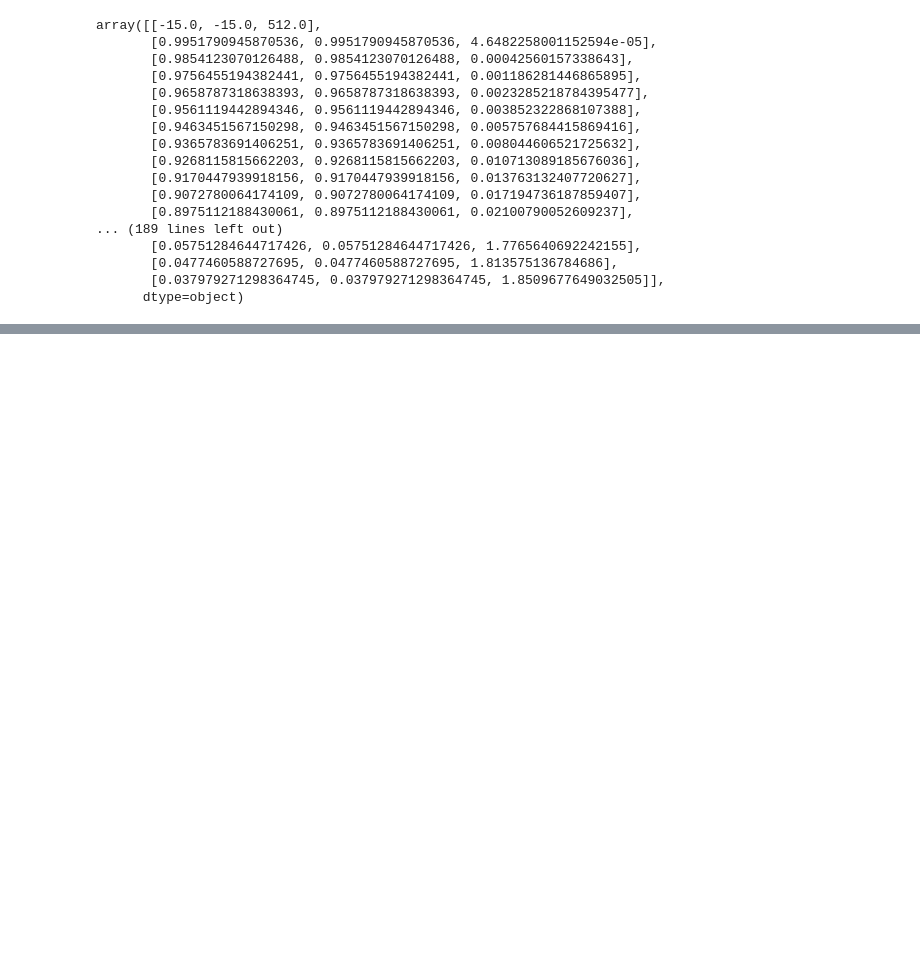
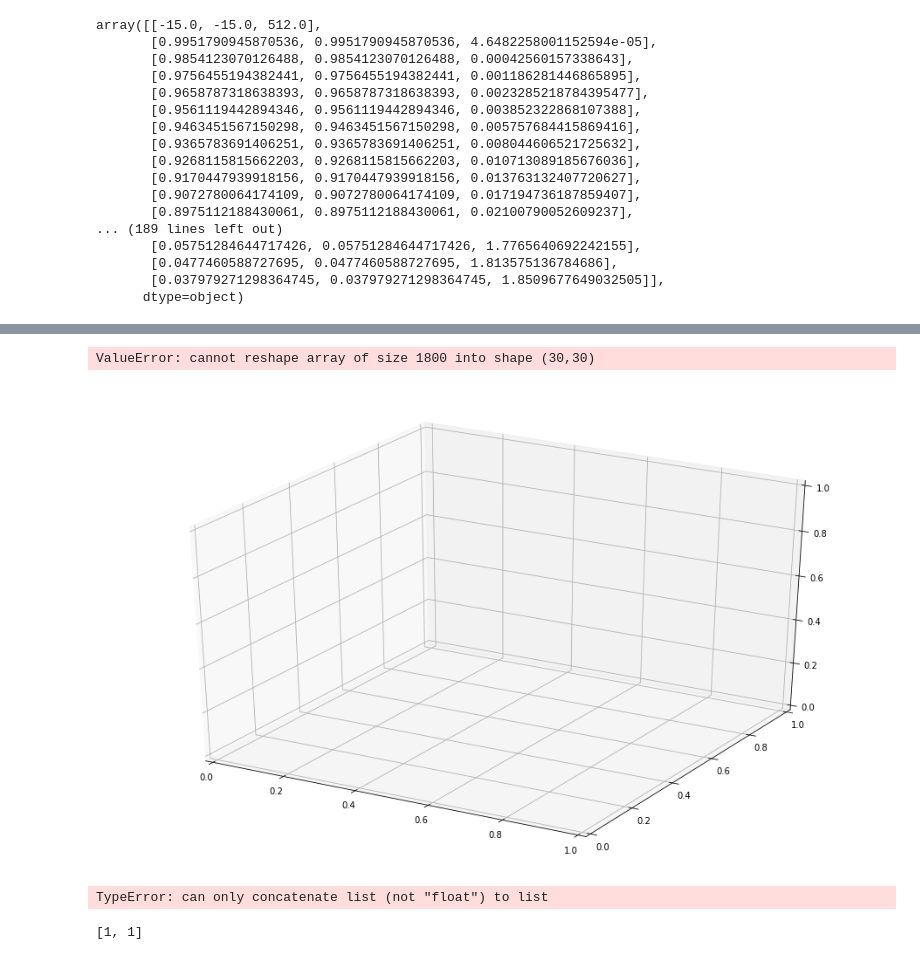
Before and after one commit to orueI/MMOR, a Jupyter notebook: MMOR_LB_4.ipynb, the cells around one changed output, grey strips where cells are left out. Drawn from its saved outputs; the diff is of its cells as text; code cells hidden in the pictures; blank space fills up the shorter version.

```diff
--- a/MMOR_LB_4.ipynb
+++ b/MMOR_LB_4.ipynb
@@ -156,0 +215,13 @@ array([[-15.0, -15.0, 512.0],
+# %%
+draw_3d_function(new_nd_fun, [],15,15)
+# %% [output]
+ValueError: cannot reshape array of size 1800 into shape (30,30)
+[figure, added]
+# %%
+new_1d_fun([0, 0])
+# %% [output]
+TypeError: can only concatenate list (not "float") to list
+# %%
+new_nd_fun([1,1])
+# %% [output]
+[1, 1]
```
Also changed, not shown: parts of 9 cells of this notebook, 5 other files.
